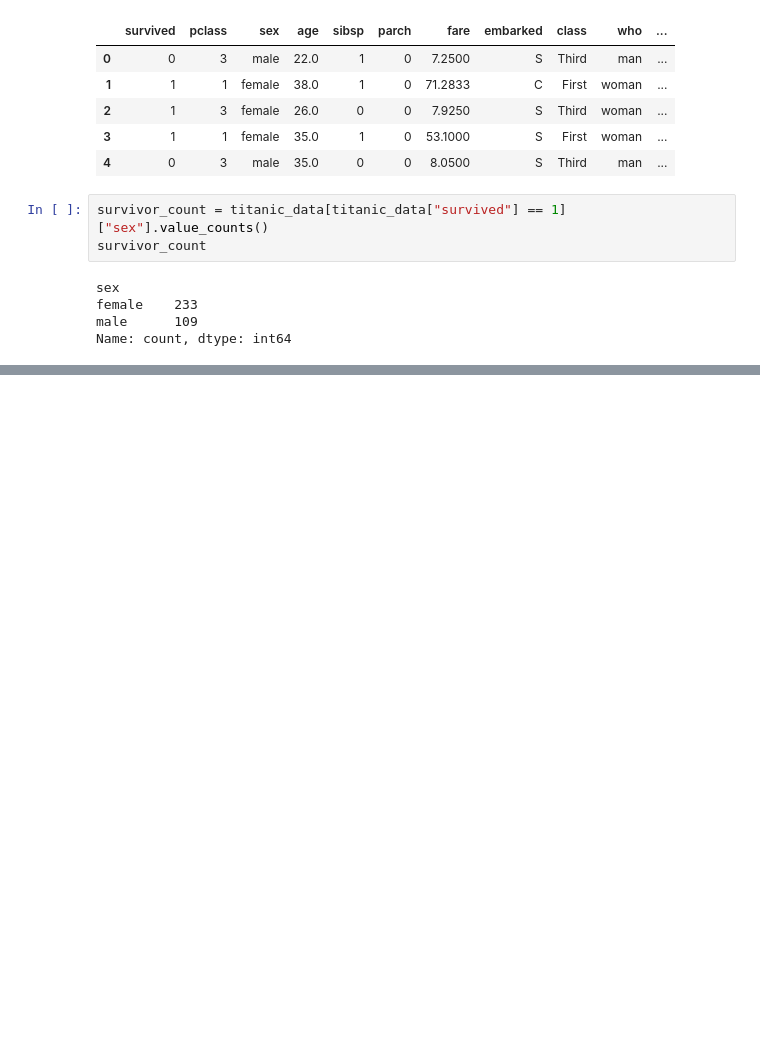
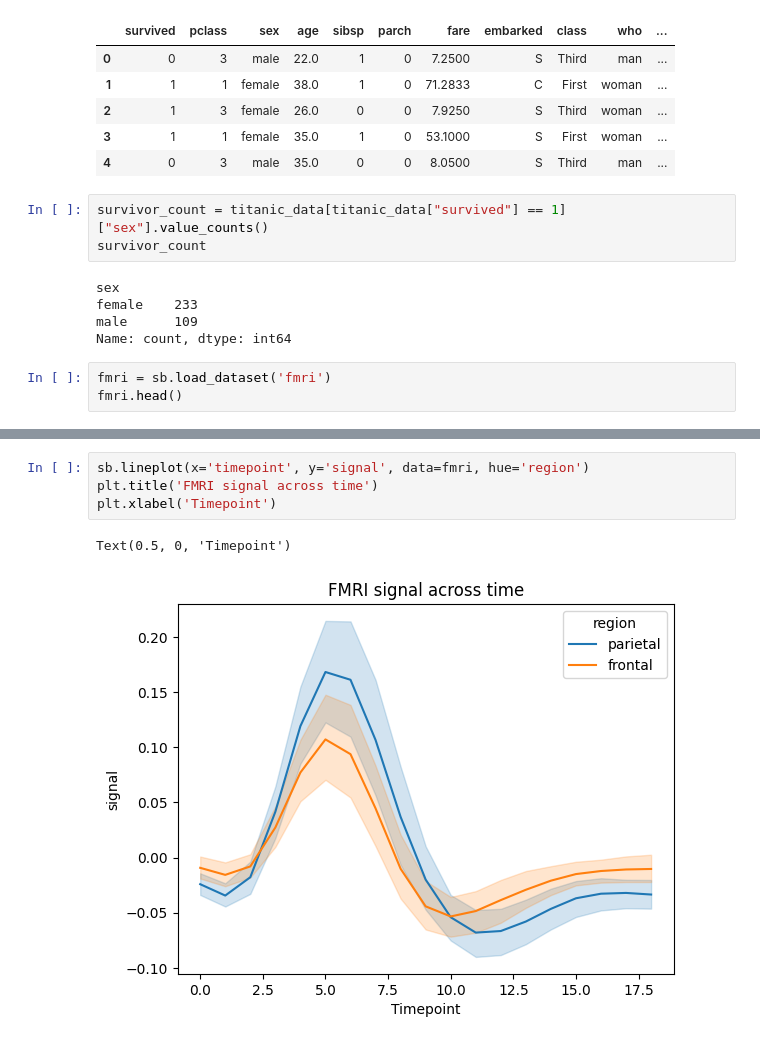
Before and after one commit to Vidush142/Sparta_Training, a Jupyter notebook: Python/Python_Pandas/Pandas_Training.ipynb, the cells around one changed output, grey strips where cells are left out. Saved outputs shown, nothing was run; the diff lists cells and outputs as text; blank space fills up the shorter version.

Commit message:
Updated pandas notes with data visualisation notes and tasks

```diff
--- a/Python/Python_Pandas/Pandas_Training.ipynb
+++ b/Python/Python_Pandas/Pandas_Training.ipynb
@@ -794,3 +794,6 @@ sex
 female    233
 male      109
 Name: count, dtype: int64
+# %%
+fmri = sb.load_dataset('fmri')
+fmri.head()
@@ -796,0 +807,7 @@ Name: count, dtype: int64
+# %%
+sb.lineplot(x='timepoint', y='signal', data=fmri, hue='region')
+plt.title('FMRI signal across time')
+plt.xlabel('Timepoint')
+# %% [output]
+Text(0.5, 0, 'Timepoint')
+[figure, added]
```
Also changed, not shown: parts of 10 cells of this notebook.
